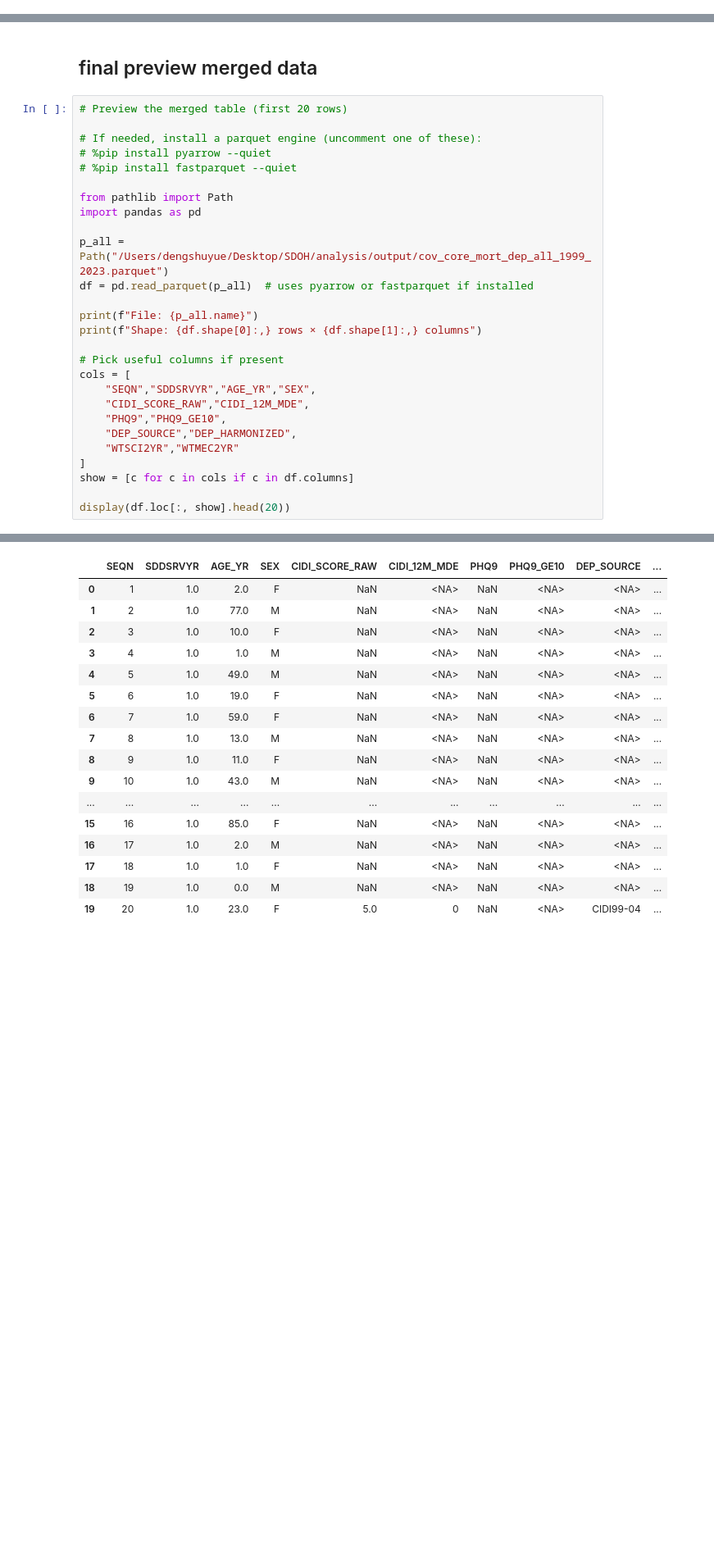
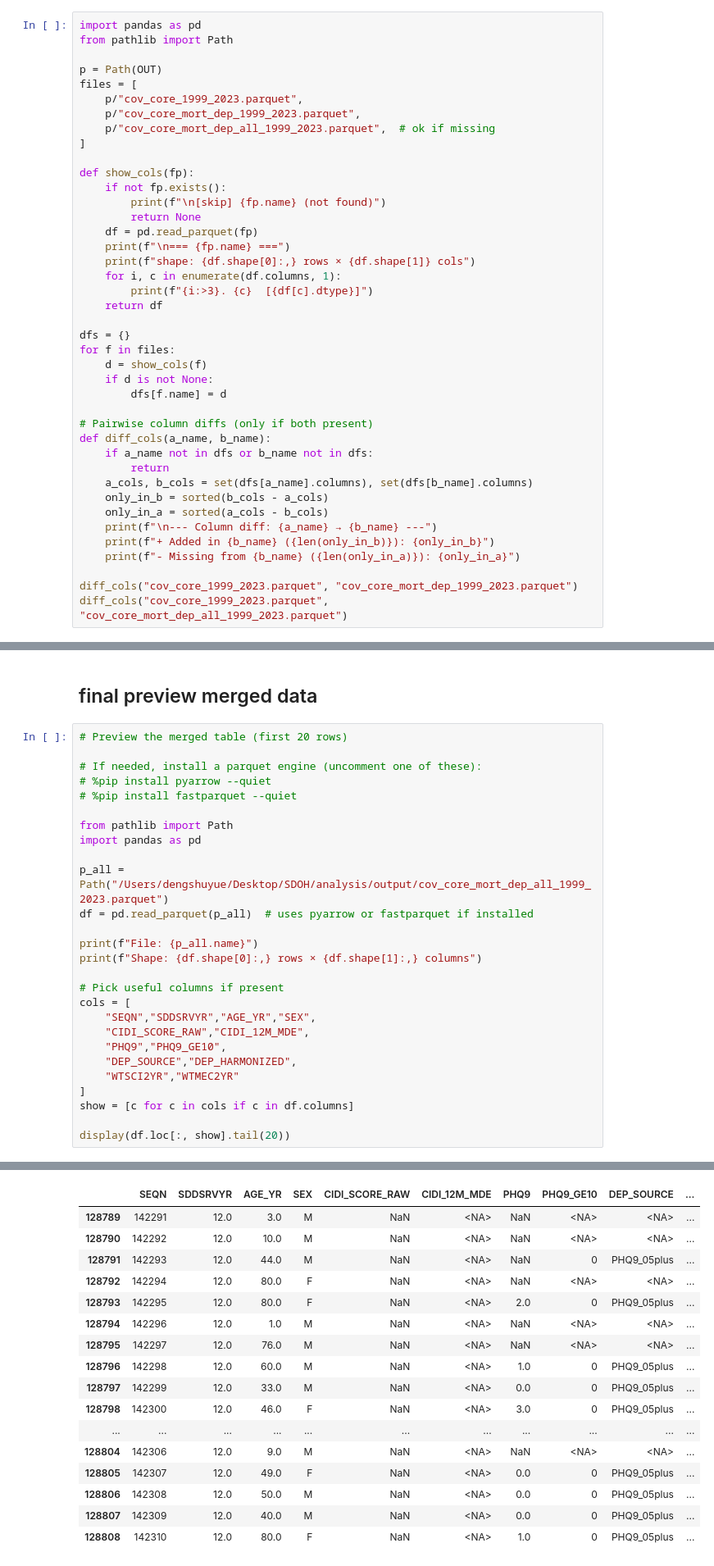
Before and after one commit to amydsy/sdoh-mediation-analysis, a Jupyter notebook: 04_link_depression.ipynb, the cells around one changed output, grey strips where cells are left out. Shown at 82% size. Saved outputs shown, nothing was run; the diff lists cells and outputs as text; blank space fills up the shorter version.

```diff
--- a/04_link_depression.ipynb
+++ b/04_link_depression.ipynb
@@ -346,0 +429,41 @@ log(f"✓ Wrote {out2}")
+# %%
+import pandas as pd
+from pathlib import Path
+
+p = Path(OUT)
+files = [
+    p/"cov_core_1999_2023.parquet",
+    p/"cov_core_mort_dep_1999_2023.parquet",
+    p/"cov_core_mort_dep_all_1999_2023.parquet",  # ok if missing
+]
+
+def show_cols(fp):
+    if not fp.exists():
+        print(f"\n[skip] {fp.name} (not found)")
+        return None
+    df = pd.read_parquet(fp)
+    print(f"\n=== {fp.name} ===")
+    print(f"shape: {df.shape[0]:,} rows × {df.shape[1]} cols")
+    for i, c in enumerate(df.columns, 1):
+        print(f"{i:>3}. {c}  [{df[c].dtype}]")
+    return df
+
+dfs = {}
+for f in files:
+    d = show_cols(f)
+    if d is not None:
+        dfs[f.name] = d
+
+# Pairwise column diffs (only if both present)
+def diff_cols(a_name, b_name):
+    if a_name not in dfs or b_name not in dfs:
+        return
+    a_cols, b_cols = set(dfs[a_name].columns), set(dfs[b_name].columns)
+    only_in_b = sorted(b_cols - a_cols)
+    only_in_a = sorted(a_cols - b_cols)
+    print(f"\n--- Column diff: {a_name} → {b_name} ---")
+    print(f"+ Added in {b_name} ({len(only_in_b)}): {only_in_b}")
+    print(f"- Missing from {b_name} ({len(only_in_a)}): {only_in_a}")
+
+diff_cols("cov_core_1999_2023.parquet", "cov_core_mort_dep_1999_2023.parquet")
+diff_cols("cov_core_1999_2023.parquet", "cov_core_mort_dep_all_1999_2023.parquet")
@@ -695,47 +869,47 @@ CIDI 12-month MDE weighted prevalence (1999–2004, 20–39): 0.079171
 # %%
 # Preview the merged table (first 20 rows)
 
 # If needed, install a parquet engine (uncomment one of these):
 # %pip install pyarrow --quiet
 # %pip install fastparquet --quiet
 
 from pathlib import Path
 import pandas as pd
 
 p_all = Path("/Users/dengshuyue/Desktop/SDOH/analysis/output/cov_core_mort_dep_all_1999_2023.parquet")
 df = pd.read_parquet(p_all)  # uses pyarrow or fastparquet if installed
 
 print(f"File: {p_all.name}")
 print(f"Shape: {df.shape[0]:,} rows × {df.shape[1]:,} columns")
 
 # Pick useful columns if present
 cols = [
     "SEQN","SDDSRVYR","AGE_YR","SEX",
     "CIDI_SCORE_RAW","CIDI_12M_MDE",
     "PHQ9","PHQ9_GE10",
     "DEP_SOURCE","DEP_HARMONIZED",
     "WTSCI2YR","WTMEC2YR"
 ]
 show = [c for c in cols if c in df.columns]
 
-display(df.loc[:, show].head(20))
+display(df.loc[:, show].tail(20))
 # %% [output]
 File: cov_core_mort_dep_all_1999_2023.parquet
 Shape: 128,809 rows × 56 columns
 |  | SEQN | SDDSRVYR | AGE_YR | SEX | CIDI_SCORE_RAW | CIDI_12M_MDE | PHQ9 | PHQ9_GE10 | DEP_SOURCE | ... |
-| 0 | 1 | 1.0 | 2.0 | F | NaN | <NA> | NaN | <NA> | <NA> | ... |
-| 1 | 2 | 1.0 | 77.0 | M | NaN | <NA> | NaN | <NA> | <NA> | ... |
-| 2 | 3 | 1.0 | 10.0 | F | NaN | <NA> | NaN | <NA> | <NA> | ... |
-| 3 | 4 | 1.0 | 1.0 | M | NaN | <NA> | NaN | <NA> | <NA> | ... |
-| 4 | 5 | 1.0 | 49.0 | M | NaN | <NA> | NaN | <NA> | <NA> | ... |
-| 5 | 6 | 1.0 | 19.0 | F | NaN | <NA> | NaN | <NA> | <NA> | ... |
-| 6 | 7 | 1.0 | 59.0 | F | NaN | <NA> | NaN | <NA> | <NA> | ... |
-| 7 | 8 | 1.0 | 13.0 | M | NaN | <NA> | NaN | <NA> | <NA> | ... |
-| 8 | 9 | 1.0 | 11.0 | F | NaN | <NA> | NaN | <NA> | <NA> | ... |
-| 9 | 10 | 1.0 | 43.0 | M | NaN | <NA> | NaN | <NA> | <NA> | ... |
+| 128789 | 142291 | 12.0 | 3.0 | M | NaN | <NA> | NaN | <NA> | <NA> | ... |
+| 128790 | 142292 | 12.0 | 10.0 | M | NaN | <NA> | NaN | <NA> | <NA> | ... |
+| 128791 | 142293 | 12.0 | 44.0 | M | NaN | <NA> | NaN | 0 | PHQ9_05plus | ... |
+| 128792 | 142294 | 12.0 | 80.0 | F | NaN | <NA> | NaN | <NA> | <NA> | ... |
+| 128793 | 142295 | 12.0 | 80.0 | F | NaN | <NA> | 2.0 | 0 | PHQ9_05plus | ... |
+| 128794 | 142296 | 12.0 | 1.0 | M | NaN | <NA> | NaN | <NA> | <NA> | ... |
+| 128795 | 142297 | 12.0 | 76.0 | M | NaN | <NA> | NaN | <NA> | <NA> | ... |
+| 128796 | 142298 | 12.0 | 60.0 | M | NaN | <NA> | 1.0 | 0 | PHQ9_05plus | ... |
+| 128797 | 142299 | 12.0 | 33.0 | M | NaN | <NA> | 0.0 | 0 | PHQ9_05plus | ... |
+| 128798 | 142300 | 12.0 | 46.0 | F | NaN | <NA> | 3.0 | 0 | PHQ9_05plus | ... |
 | ... | ... | ... | ... | ... | ... | ... | ... | ... | ... | ... |
-| 15 | 16 | 1.0 | 85.0 | F | NaN | <NA> | NaN | <NA> | <NA> | ... |
-| 16 | 17 | 1.0 | 2.0 | M | NaN | <NA> | NaN | <NA> | <NA> | ... |
-| 17 | 18 | 1.0 | 1.0 | F | NaN | <NA> | NaN | <NA> | <NA> | ... |
-| 18 | 19 | 1.0 | 0.0 | M | NaN | <NA> | NaN | <NA> | <NA> | ... |
-| 19 | 20 | 1.0 | 23.0 | F | 5.0 | 0 | NaN | <NA> | CIDI99-04 | ... |
+| 128804 | 142306 | 12.0 | 9.0 | M | NaN | <NA> | NaN | <NA> | <NA> | ... |
+| 128805 | 142307 | 12.0 | 49.0 | F | NaN | <NA> | 0.0 | 0 | PHQ9_05plus | ... |
+| 128806 | 142308 | 12.0 | 50.0 | M | NaN | <NA> | 0.0 | 0 | PHQ9_05plus | ... |
+| 128807 | 142309 | 12.0 | 40.0 | M | NaN | <NA> | 0.0 | 0 | PHQ9_05plus | ... |
+| 128808 | 142310 | 12.0 | 80.0 | F | NaN | <NA> | 1.0 | 0 | PHQ9_05plus | ... |
```
Also changed, not shown: parts of 3 cells of this notebook, 3 other files.
